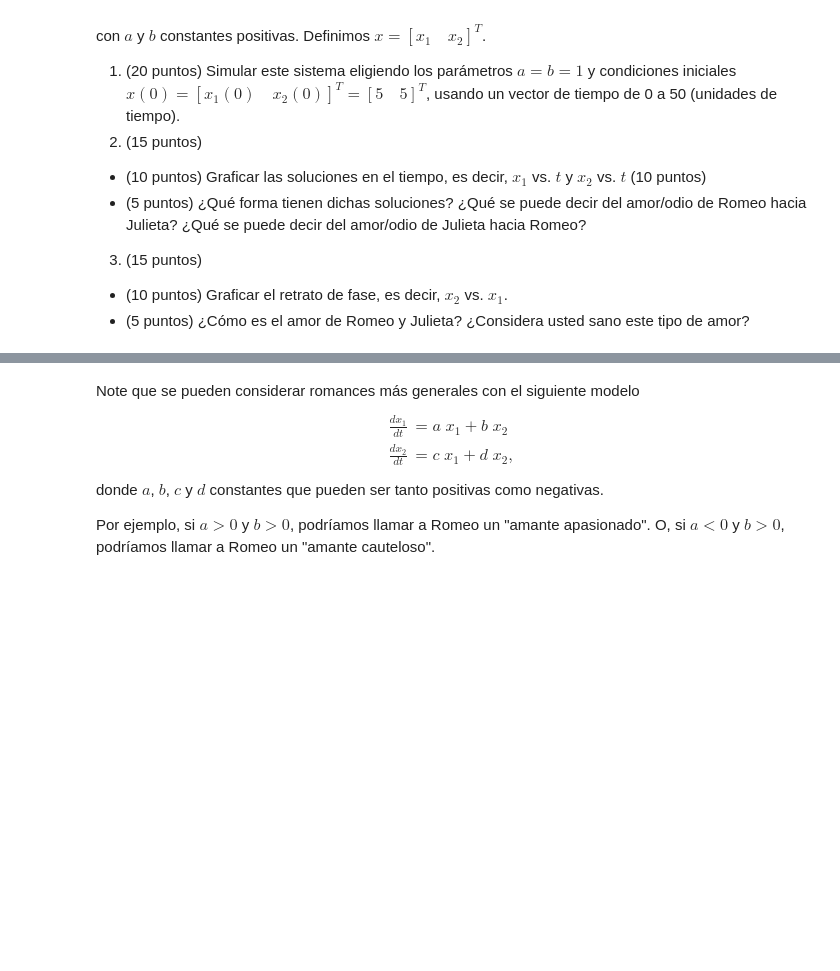
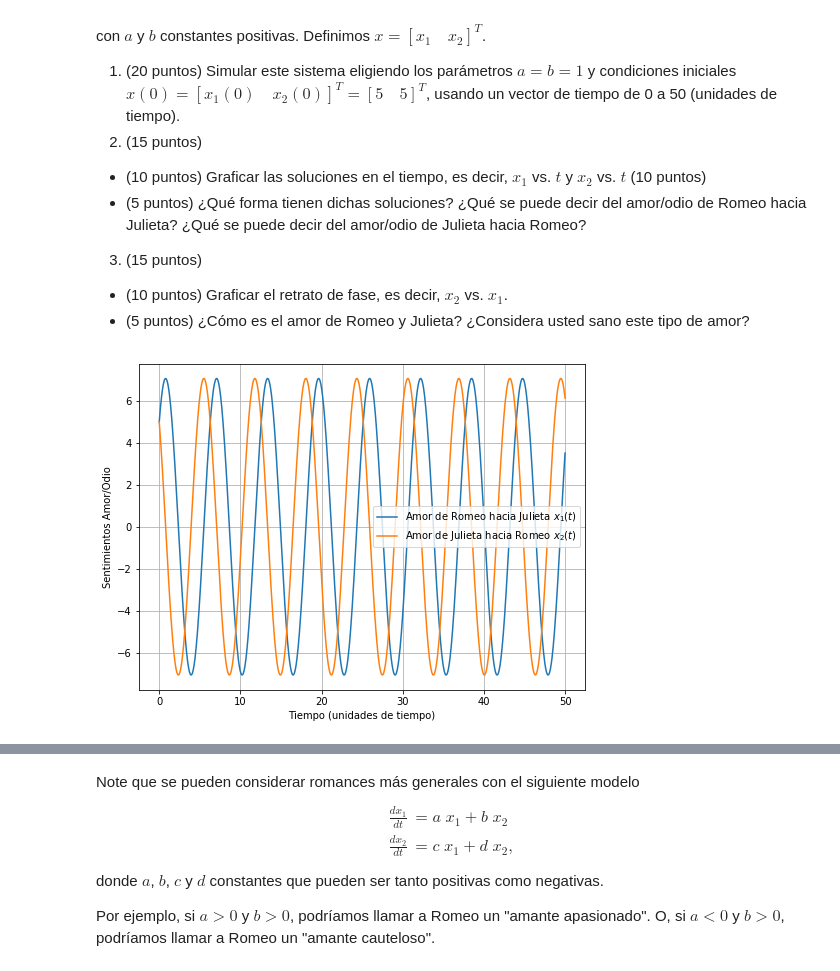
Before and after one commit to lilianaavila/SimMat2018-2, a Jupyter notebook: Modulo2/Clase15_RepasoModulo2.ipynb, the cells around one changed output, grey strips where cells are left out. Cells and saved outputs as stored; diff of their text form; code cells hidden in the pictures; blank space fills up the shorter version.

```diff
--- a/Modulo2/Clase15_RepasoModulo2.ipynb
+++ b/Modulo2/Clase15_RepasoModulo2.ipynb
@@ -40,0 +48,31 @@ con $a$ y $b$ constantes positivas. Definimos $x=\left[x_1\quad x_2\right]^T$.
+# %%
+# Parámetros a y b
+a, b = 1, 1
+# Condiciones iniciales
+x0 = np.array([5, 5])
+# Vector de tiempo
+t = np.linspace(0, 50, 1000)
+# %%
+# Definir la funcion a integrar
+def amor(x, t, a, b):
+    x1, x2 = x[0], x[1]
+    return np.array([a*x2, -b*x1])
+# %%
+# Resolver la ecuacion numericamente
+x = odeint(amor, x0, t, args=(a,b))
+# %%
+#### Segundo punto
+# Separar soluciones
+x1 = x[:,0]
+x2 = x[:,1]
+# Graficar
+plt.figure(figsize=(8,6))
+plt.plot(t, x1, label='Amor de Romeo hacia Julieta $x_1(t)$')
+plt.plot(t, x2, label='Amor de Julieta hacia Romeo $x_2(t)$')
+plt.legend(loc='best')
+plt.xlabel('Tiempo (unidades de tiempo)')
+plt.ylabel('Sentimientos Amor/Odio')
+plt.grid()
+plt.show()
+# %% [output]
+[figure, added]
```
Also changed, not shown: parts of 17 cells of this notebook.
